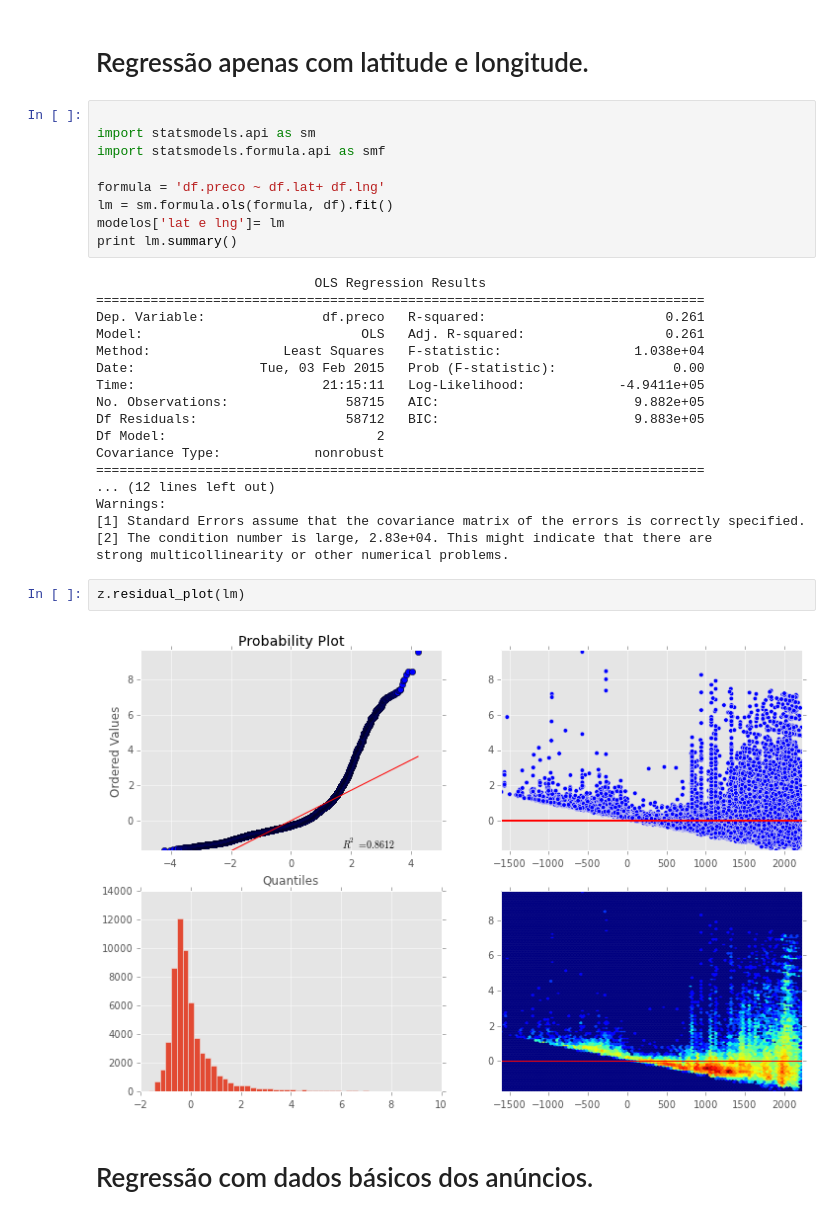
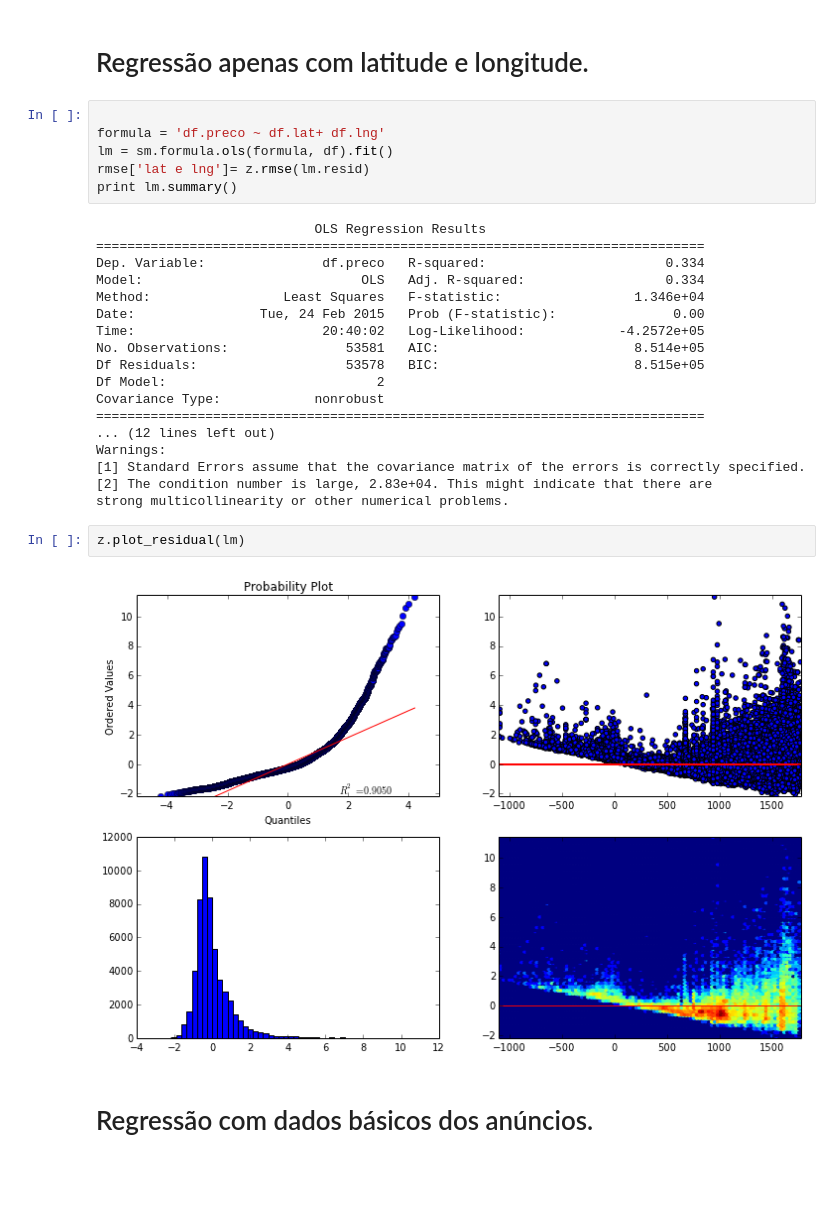
Before and after one commit to sergiosilvar/fgv_dissertacao, a Jupyter notebook: ipython_notebook/Regressao Linear.ipynb, the cells around one changed output. Drawn from its saved outputs; the diff is of its cells as text; blank space fills up the shorter version.

```diff
--- a/ipython_notebook/Regressao Linear.ipynb
+++ b/ipython_notebook/Regressao Linear.ipynb
@@ -44,24 +46,21 @@ dtype: int64
 # %% [markdown]
 # Regressão apenas com latitude e longitude.
 # %%
-
-import statsmodels.api as sm
-import statsmodels.formula.api as smf
 
 formula = 'df.preco ~ df.lat+ df.lng'
 lm = sm.formula.ols(formula, df).fit()
-modelos['lat e lng']= lm
+rmse['lat e lng']= z.rmse(lm.resid)
 print lm.summary()
 # %% [output]
                             OLS Regression Results
 ==============================================================================
-Dep. Variable:               df.preco   R-squared:                       0.261
-Model:                            OLS   Adj. R-squared:                  0.261
-Method:                 Least Squares   F-statistic:                 1.038e+04
-Date:                Tue, 03 Feb 2015   Prob (F-statistic):               0.00
-Time:                        21:15:11   Log-Likelihood:            -4.9411e+05
-No. Observations:               58715   AIC:                         9.882e+05
-Df Residuals:                   58712   BIC:                         9.883e+05
+Dep. Variable:               df.preco   R-squared:                       0.334
+Model:                            OLS   Adj. R-squared:                  0.334
+Method:                 Least Squares   F-statistic:                 1.346e+04
+Date:                Tue, 24 Feb 2015   Prob (F-statistic):               0.00
+Time:                        20:40:02   Log-Likelihood:            -4.2572e+05
+No. Observations:               53581   AIC:                         8.514e+05
+Df Residuals:                   53578   BIC:                         8.515e+05
 Df Model:                           2
 Covariance Type:            nonrobust
 ==============================================================================
@@ -71,9 +70,9 @@ Warnings:
 [2] The condition number is large, 2.83e+04. This might indicate that there are
 strong multicollinearity or other numerical problems.
 # %%
-z.residual_plot(lm)
+z.plot_residual(lm)
 # %% [output]
-[figure, old version]
+[figure, new version]
 # %% [markdown]
 # Regressão com dados básicos dos anúncios.
 # %%
```
Also changed, not shown: parts of 43 cells of this notebook, 13 other files.
